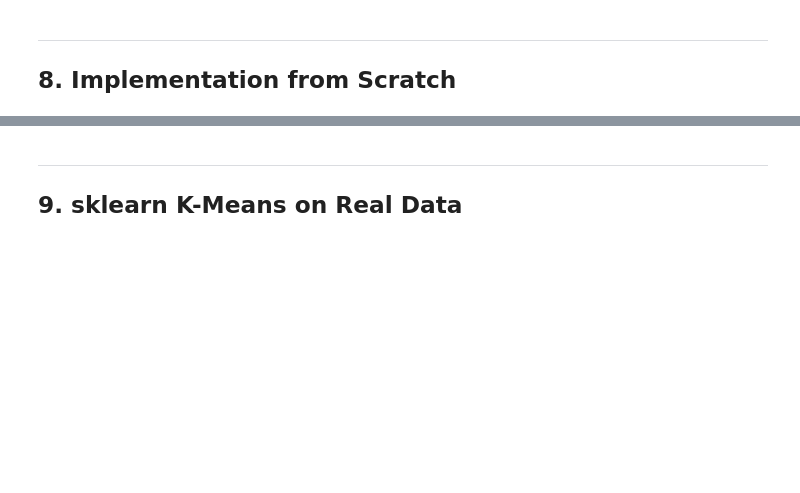
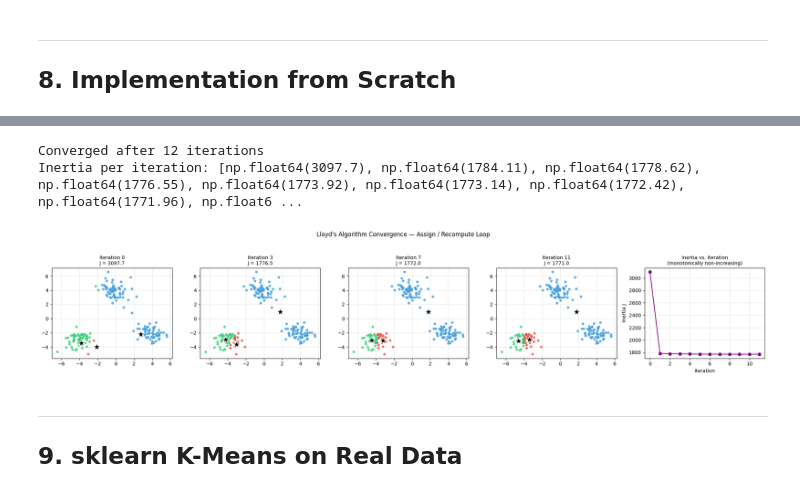
Before and after one commit to yash27007/python-bootcamp, a Jupyter notebook: 05-machine-learning/15-unsupervised-learning/01-kmeans-clustering/KMeans-Clustering.ipynb, the cells around one changed output, grey strips where cells are left out. Drawn from its saved outputs; the diff is of its cells as text; code cells hidden in the pictures; blank space fills up the shorter version.

```diff
--- a/05-machine-learning/15-unsupervised-learning/01-kmeans-clustering/KMeans-Clustering.ipynb
+++ b/05-machine-learning/15-unsupervised-learning/01-kmeans-clustering/KMeans-Clustering.ipynb
@@ -370,3 +386,72 @@ print(f"Centroids close:  {np.allclose(np.sort(np.abs(km_scratch.cluster_centers
+# %%
+import numpy as np
+import matplotlib.pyplot as plt
+
+def lloyds_kmeans_with_history(X, K, seed=0, max_iter=20, tol=1e-6):
+    """Bare-bones Lloyd's algorithm (assign -> recompute) that records
+    centroids/labels/inertia after every iteration."""
+    rng = np.random.default_rng(seed)
+    centroids = X[rng.choice(len(X), K, replace=False)].copy()
+    history = []
+
+    for it in range(max_iter):
+        # Assignment step: nearest centroid for every point
+        dists = np.linalg.norm(X[:, None, :] - centroids[None, :, :], axis=2)
+        labels = dists.argmin(axis=1)
+
+        inertia = sum(np.sum((X[labels == k] - centroids[k]) ** 2) for k in range(K))
+        history.append({'iter': it, 'centroids': centroids.copy(),
+                         'labels': labels.copy(), 'inertia': inertia})
+
+        # Update step: move each centroid to the mean of its assigned points
+        new_centroids = np.array([
+            X[labels == k].mean(axis=0) if (labels == k).any() else centroids[k]
+            for k in range(K)
+        ])
+
+        if np.linalg.norm(new_centroids - centroids) < tol:
+            centroids = new_centroids
+            break
+        centroids = new_centroids
+
+    return history
+
+# Toy 2D dataset — 3 well-separated blobs
+rng = np.random.default_rng(1)
+centers_true = np.array([[-4, -3], [0, 4], [4, -2]])
+X_toy = np.vstack([rng.normal(loc=c, scale=0.9, size=(60, 2)) for c in centers_true])
+
+history = lloyds_kmeans_with_history(X_toy, K=3, seed=3, max_iter=20)
+print(f"Converged after {len(history)} iterations")
+print(f"Inertia per iteration: {[round(h['inertia'], 2) for h in history]}")
+
+# Plot a few snapshots of the assignment/centroid state + the inertia curve
+n_snapshots = min(4, len(history))
+snap_idx = sorted(set(np.linspace(0, len(history) - 1, n_snapshots).astype(int)))
+fig, axes = plt.subplots(1, len(snap_idx) + 1, figsize=(4.2 * (len(snap_idx) + 1), 4))
+colors = ['#e74c3c', '#2ecc71', '#3498db']
+
+for ax, i in zip(axes, snap_idx):
+    h = history[i]
+    ax.scatter(X_toy[:, 0], X_toy[:, 1], c=[colors[l] for l in h['labels']], s=18, alpha=0.7)
+    ax.scatter(h['centroids'][:, 0], h['centroids'][:, 1], c='black', marker='*',
+               s=250, edgecolors='white', linewidth=1.2, zorder=5)
+    ax.set_title(f"Iteration {i}\nJ = {h['inertia']:.1f}", fontsize=10)
+    ax.grid(True, alpha=0.3)
+
+axes[-1].plot([h['iter'] for h in history], [h['inertia'] for h in history], 'o-', color='purple')
+axes[-1].set_xlabel('Iteration'); axes[-1].set_ylabel('Inertia J')
+axes[-1].set_title('Inertia vs. Iteration\n(monotonically non-increasing)', fontsize=10)
+axes[-1].grid(True, alpha=0.3)
+
+plt.suptitle("Lloyd's Algorithm Convergence — Assign / Recompute Loop", fontsize=12, y=1.05)
+plt.tight_layout()
+plt.savefig('kmeans_convergence_iterations.png', dpi=120, bbox_inches='tight')
+plt.show()
+# %% [output]
+Converged after 12 iterations
+Inertia per iteration: [np.float64(3097.7), np.float64(1784.11), np.float64(1778.62), np.float64(1776.55), np.float64(1773.92), np.float64(1773.14), np.float64(1772.42), np.float64(1771.96), np.float6 ...
+[figure, added]
 # %% [markdown]
 ---
 ## 9. sklearn K-Means on Real Data
```
Also changed, not shown: parts of 6 cells of this notebook, 21 other files.
